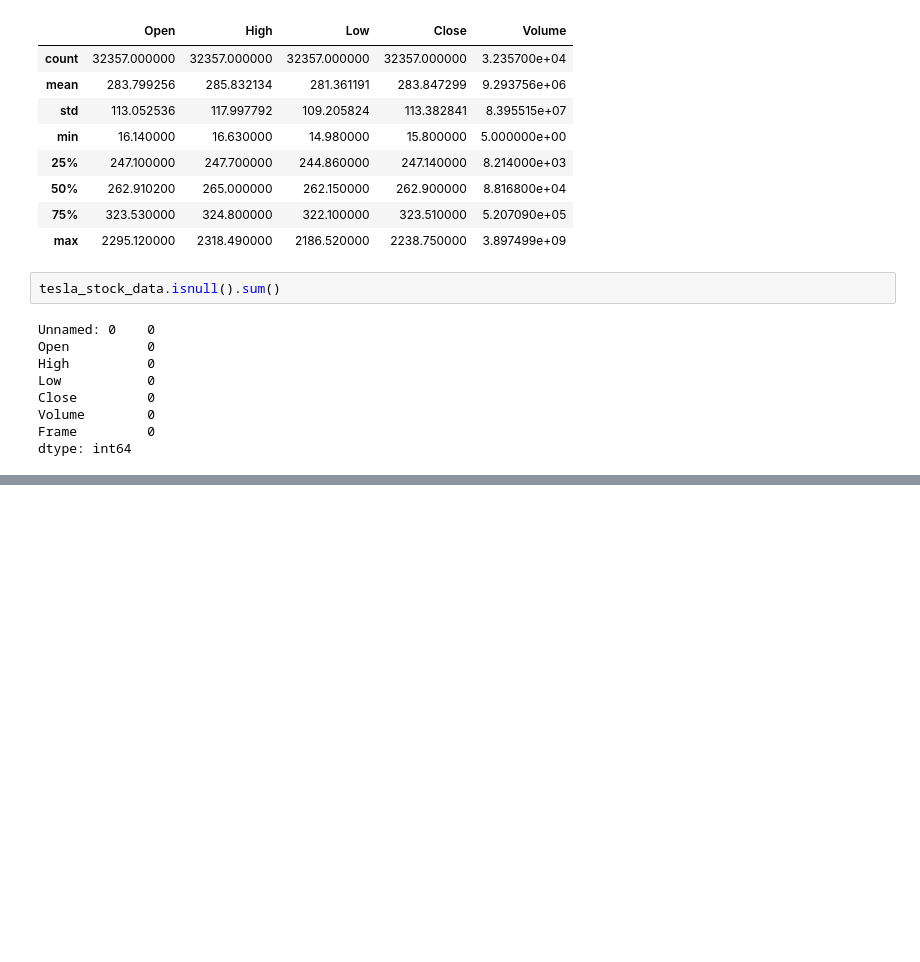
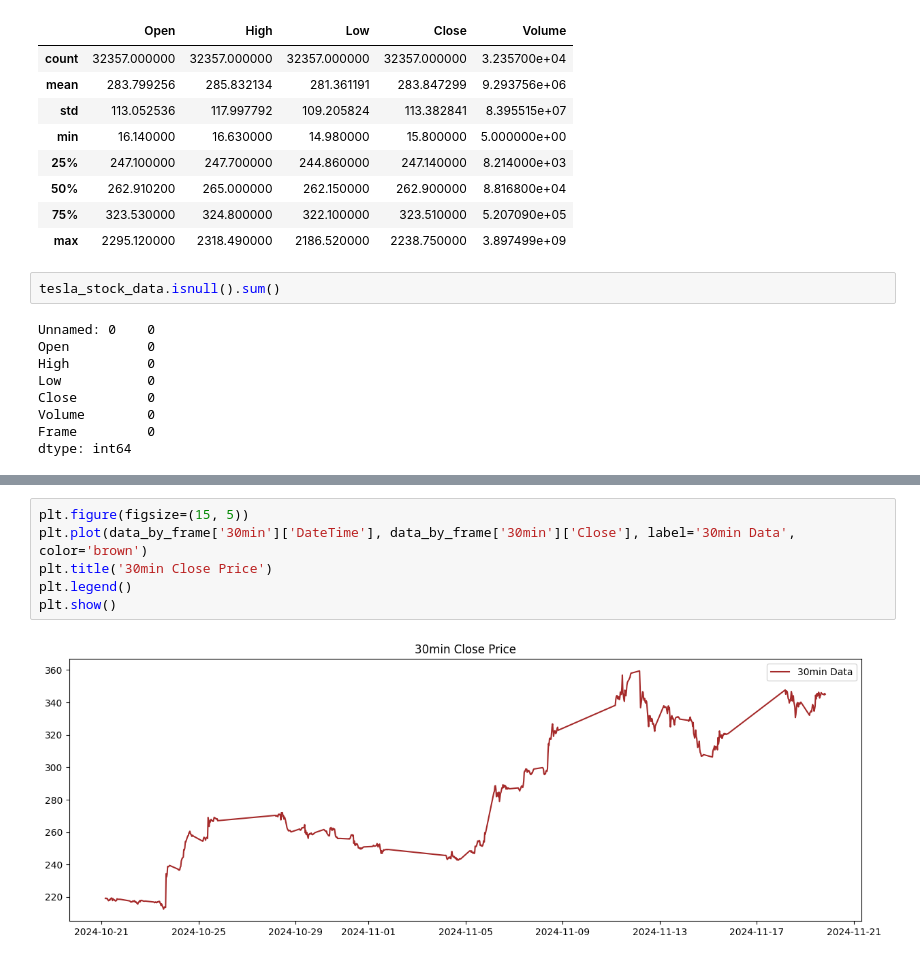
Before and after one commit to taladowiekat/tesla_stock_price_prediction, a Jupyter notebook: TSLA_Stock_Prediction.ipynb, the cells around one changed output, grey strips where cells are left out. Drawn from its saved outputs; the diff is of its cells as text; blank space fills up the shorter version.

```diff
--- a/TSLA_Stock_Prediction.ipynb
+++ b/TSLA_Stock_Prediction.ipynb
@@ -212,0 +322,8 @@ plt.show()
+# %%
+plt.figure(figsize=(15, 5))
+plt.plot(data_by_frame['30min']['DateTime'], data_by_frame['30min']['Close'], label='30min Data', color='brown')
+plt.title('30min Close Price')
+plt.legend()
+plt.show()
+# %% [output]
+[figure, added]
```
Also changed, not shown: parts of 43 cells of this notebook.
